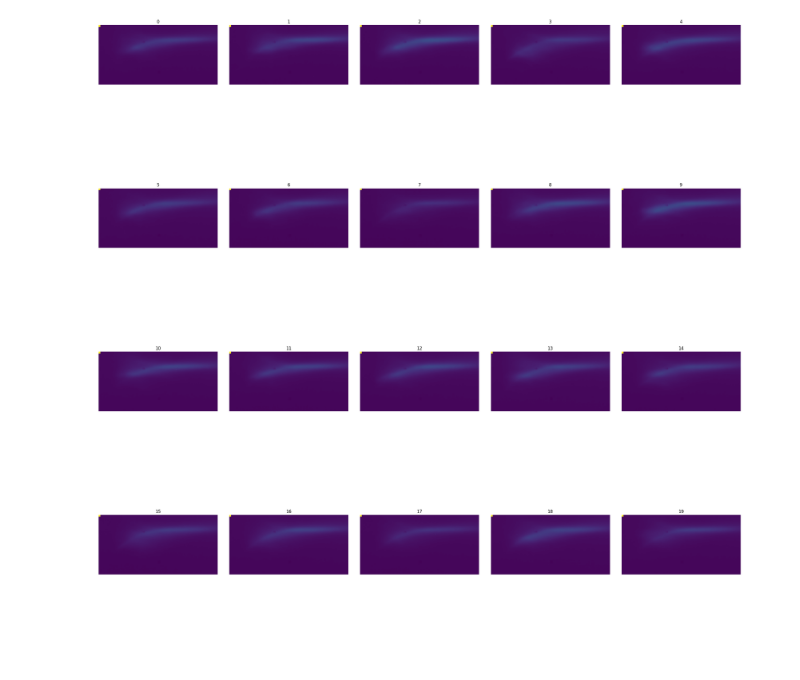
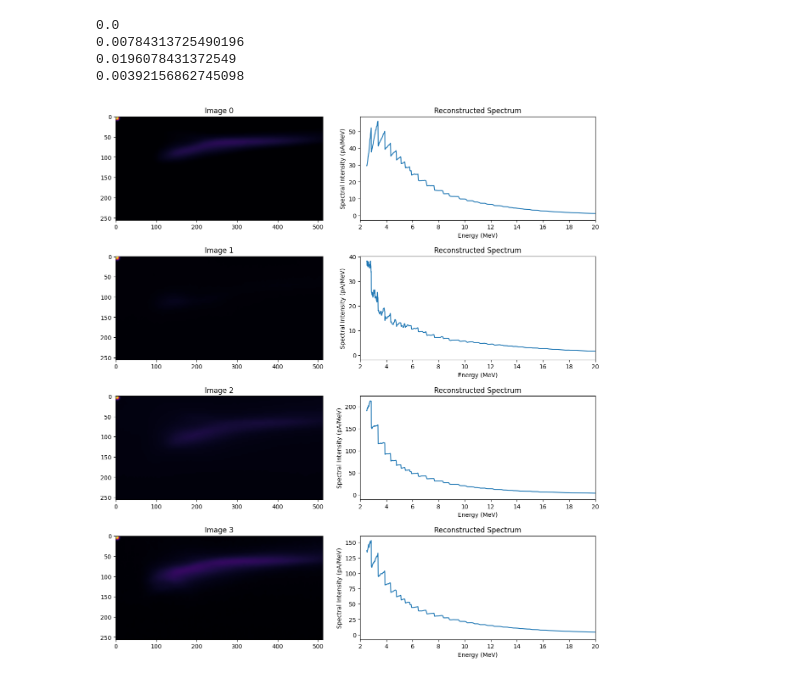
Before and after one commit to Jechmate/diffAE-elibeams, a Jupyter notebook: sample.ipynb, the cells around one changed output. Drawn from its saved outputs; the diff is of its cells as text; code cells hidden in the pictures; blank space fills up the shorter version.

Commit message:
Refactor + DDIM

```diff
--- a/sample.ipynb
+++ b/sample.ipynb
@@ -116,4 +51,43 @@ plot_image_pairs(x, xlim=[2,20], electron_pointing_pixel=62)
-# %%
-plot_images_from_dir("with_gain/9", 20)
-# %% [output]
-[figure, removed]
+# %%
+import torch
+from src.diffusion import GaussianDiffusion, SpacedDiffusion
+from src.modules import UNet_conditional
+from src.utils import plot_images, plot_images_from_dir, plot_image_pairs
+# 32, 4, 15 - very dark
+# 23, 25, 20 - bright, noisy
+# 32, 15, 10 - multiple clusters
+# 15, 15, 20 - thin line
+# 19, 15, 20 - thicker line, more up and bent
+# 25, 15, 20 - blob on the left, vague line from it, noisy
+# 25, 15, 40 - crazy bright smudge
+n = 4
+device = "cuda:0"
+E = 19
+P = 15
+ms = 20
+
+ns = 700
+
+model = UNet_conditional(img_width=128, img_height=64, feat_num=3, device=device).to(device)
+ckpt = torch.load("models/transfer_withgain_512/ema_ckpt.pt", map_location=device)
+model.load_state_dict(ckpt)
+sampler = SpacedDiffusion(beta_start=1e-4, beta_end=0.02, noise_steps=ns, section_counts=f'ddim{ns}', img_height=64, img_width=128, device=device, rescale_timesteps=False)
+
+# noise_steps: 278 - grey image, 279 - black image
+
+y = torch.Tensor([E,P,ms]).to(device).float().unsqueeze(0) # parameter vector
+x = sampler.ddim_sample_loop(model=model, y=y, cfg_scale=0, device=device, eta=1, n=n)
+plot_image_pairs(x, xlim=[2,20], acquisition_time_ms=ms, electron_pointing_pixel=62)
+
+# betas=
+# model_mean_type=ModelMeanType.eps
+# model_var_type="fixed_large"
+# loss_type=mse
+# rescale_timesteps=False
+# use_timesteps=space_timesteps(num_timesteps=self.T=1000,section_counts=f'ddim{T}')
+# %% [output]
+0.0
+0.00784313725490196
+0.0196078431372549
+0.00392156862745098
+[figure, added]
```
Also changed, not shown: parts of 6 cells of this notebook, 19 other files.
